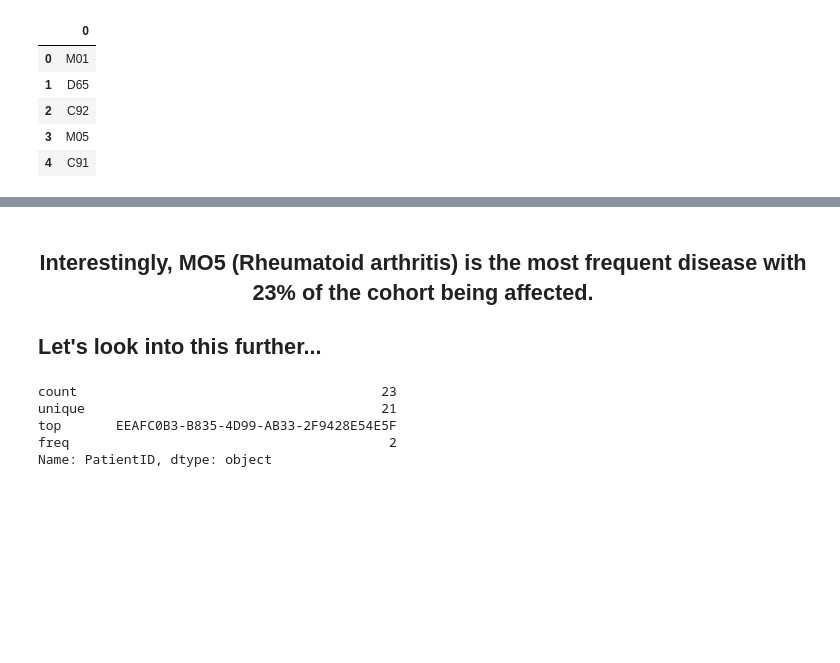
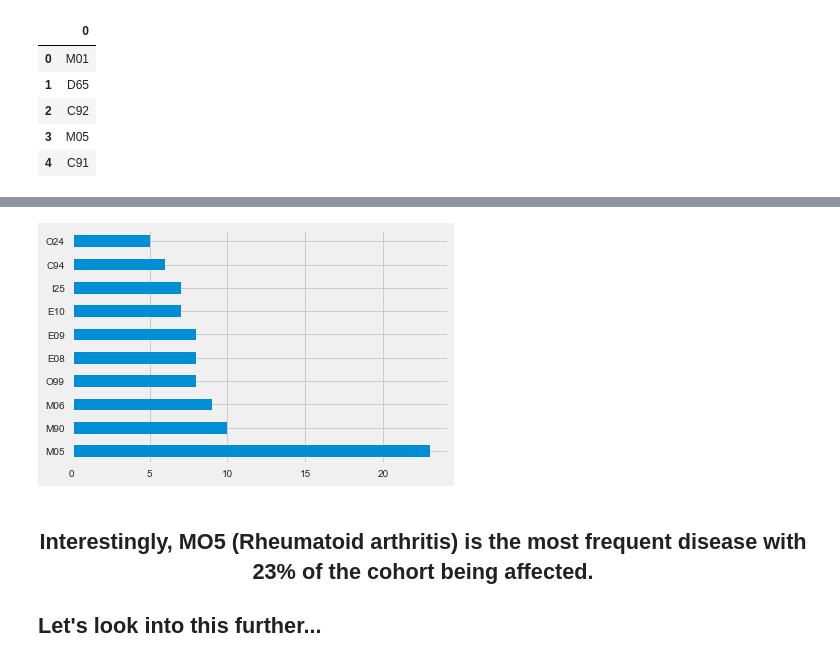
Before and after one commit to Bowiemb/demos, a Jupyter notebook: Virtual Patient Data Analysis Demo.ipynb, the cells around one changed output, grey strips where cells are left out. Saved outputs shown, nothing was run; the diff lists cells and outputs as text; code cells hidden in the pictures; blank space fills up the shorter version.

```diff
--- a/Virtual Patient Data Analysis Demo.ipynb
+++ b/Virtual Patient Data Analysis Demo.ipynb
@@ -170,6 +183,10 @@ diagnoses.describe(include='all')
 | 50% | NaN | 2.000000 | NaN | NaN | NaN |
 | 75% | NaN | 4.000000 | NaN | NaN | NaN |
 | max | NaN | 7.000000 | NaN | NaN | NaN |
+# %%
+diagnoses_fig = diagnoses.ICDCodes.value_counts()[:10].plot(kind='barh')
+# %% [output]
+[figure, added]
 # %% [markdown]
 ## <center> Interestingly, MO5 (Rheumatoid arthritis) is the most frequent disease with 23% of the cohort being affected. </center>
 ## Let's look into this further...
@@ -179,13 +196,7 @@ diagnoses.describe(include='all')
 
 # Create a cohort of all M05 Patients
 M05_cohort_patient_ids = diagnoses.loc[(diagnoses['ICDCodes'] == 'M05'), 'PatientID'];
-M05_cohort.describe()
+#M05_cohort.describe()
-# %% [output]
-count                                       23
-unique                                      21
-top       EEAFC0B3-B835-4D99-AB33-2F9428E54E5F
-freq                                         2
-Name: PatientID, dtype: object
 # %%
 # Combine demographics with M05 cohort
 M05_cohort_patients = patients[patients['PatientID'].isin(M05_cohort_patient_ids)]
```
Also changed, not shown: parts of 36 cells of this notebook.
